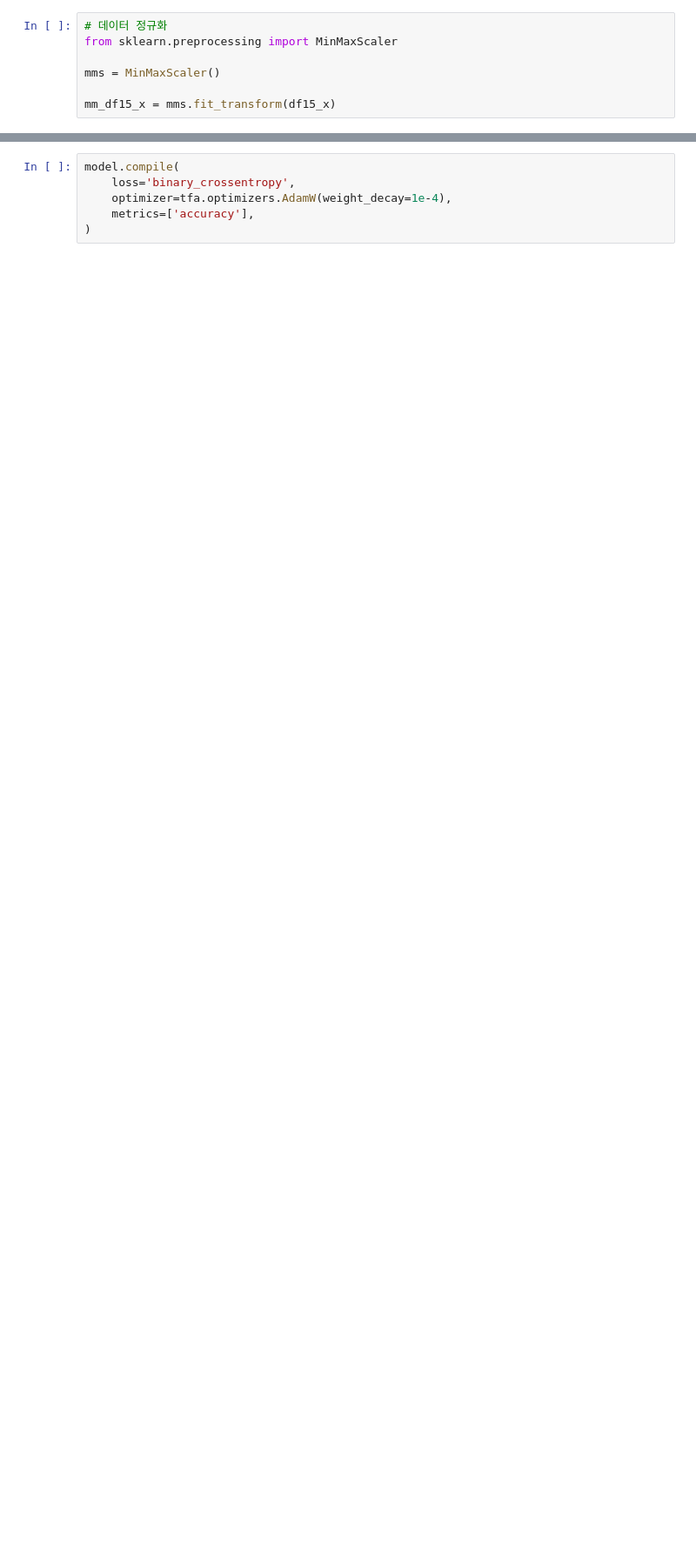
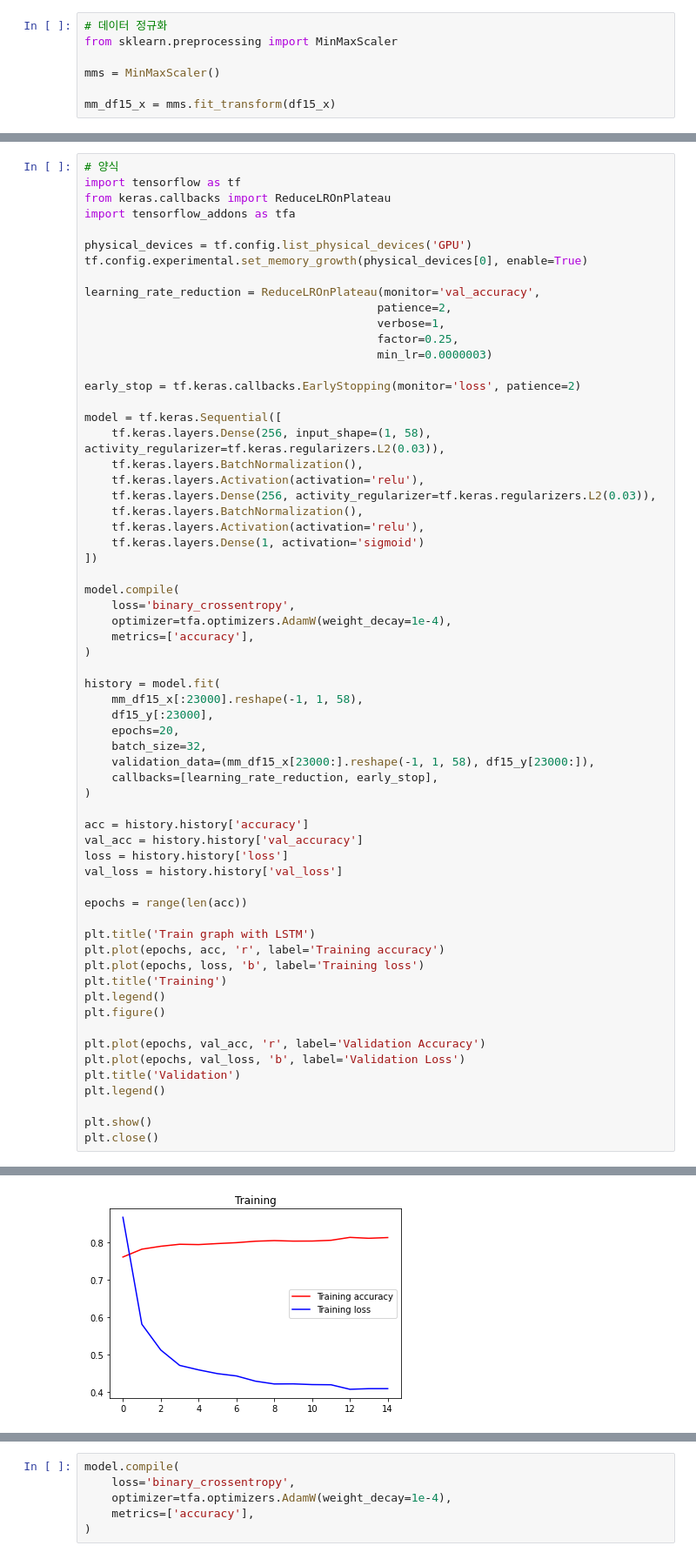
Before and after one commit to elixter/LOL_data_test, a Jupyter notebook: lol.ipynb, the cells around one changed output, grey strips where cells are left out. Shown at 87% size. Drawn from its saved outputs; the diff is of its cells as text; blank space fills up the shorter version.

```diff
--- a/lol.ipynb
+++ b/lol.ipynb
@@ -491,0 +601,64 @@ Epoch 00019: ReduceLROnPlateau reducing learning rate to 3.906250185536919e-06.
+# %%
+# 양식
+import tensorflow as tf
+from keras.callbacks import ReduceLROnPlateau
+import tensorflow_addons as tfa
+
+physical_devices = tf.config.list_physical_devices('GPU')
+tf.config.experimental.set_memory_growth(physical_devices[0], enable=True)
+
+learning_rate_reduction = ReduceLROnPlateau(monitor='val_accuracy',
+                                           patience=2,
+                                           verbose=1,
+                                           factor=0.25,
+                                           min_lr=0.0000003)
+
+early_stop = tf.keras.callbacks.EarlyStopping(monitor='loss', patience=2)
+
+model = tf.keras.Sequential([
+    tf.keras.layers.Dense(256, input_shape=(1, 58), activity_regularizer=tf.keras.regularizers.L2(0.03)),
+    tf.keras.layers.BatchNormalization(),
+    tf.keras.layers.Activation(activation='relu'),
+    tf.keras.layers.Dense(256, activity_regularizer=tf.keras.regularizers.L2(0.03)),
+    tf.keras.layers.BatchNormalization(),
+    tf.keras.layers.Activation(activation='relu'),
+    tf.keras.layers.Dense(1, activation='sigmoid')
+])
+
+model.compile(
+    loss='binary_crossentropy',
+    optimizer=tfa.optimizers.AdamW(weight_decay=1e-4),
+    metrics=['accuracy'],
+)
+
+history = model.fit(
+    mm_df15_x[:23000].reshape(-1, 1, 58),
+    df15_y[:23000],
+    epochs=20,
+    batch_size=32,
+    validation_data=(mm_df15_x[23000:].reshape(-1, 1, 58), df15_y[23000:]),
+    callbacks=[learning_rate_reduction, early_stop],
+)
+
+acc = history.history['accuracy']
+val_acc = history.history['val_accuracy']
+loss = history.history['loss']
+val_loss = history.history['val_loss']
+
+epochs = range(len(acc))
+
+plt.title('Train graph with LSTM')
+plt.plot(epochs, acc, 'r', label='Training accuracy')
+plt.plot(epochs, loss, 'b', label='Training loss')
+plt.title('Training')
+plt.legend()
+plt.figure()
+
+plt.plot(epochs, val_acc, 'r', label='Validation Accuracy')
+plt.plot(epochs, val_loss, 'b', label='Validation Loss')
+plt.title('Validation')
+plt.legend()
+
+plt.show()
+plt.close()
+# %% [output]
@@ -491,0 +682 @@ Epoch 00019: ReduceLROnPlateau reducing learning rate to 3.906250185536919e-06.
+[figure, added]
```
Also changed, not shown: parts of 8 cells of this notebook.
